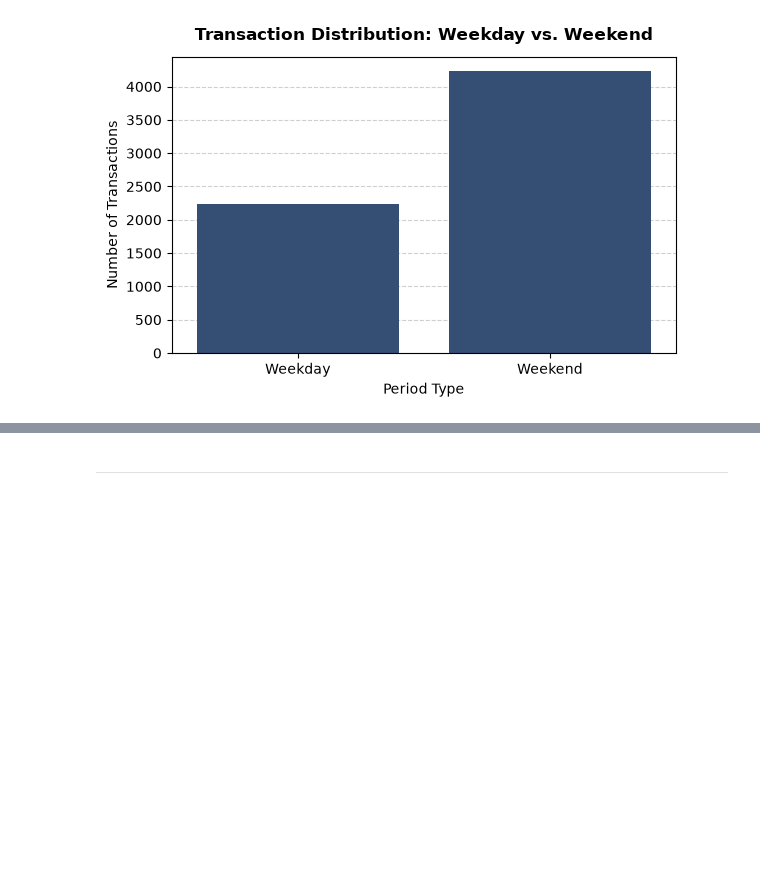
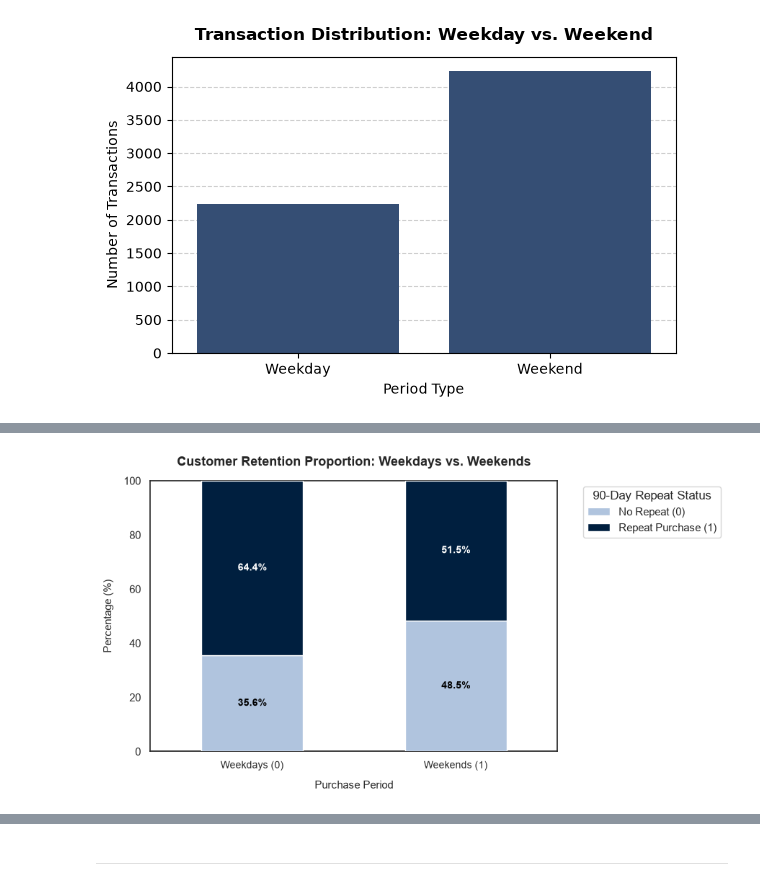
Before and after one commit to Diogosousa03/ML_Grupo18, a Jupyter notebook: notebooks/train/2_DataCleaning.ipynb, the cells around one changed output, grey strips where cells are left out. Drawn from its saved outputs; the diff is of its cells as text; code cells hidden in the pictures; blank space fills up the shorter version.

```diff
--- a/notebooks/train/2_DataCleaning.ipynb
+++ b/notebooks/train/2_DataCleaning.ipynb
@@ -217,0 +234,71 @@ plt.show()
+# %%
+import matplotlib.pyplot as plt
+import pandas as pd
+import seaborn as sns
+
+# Prepare data for stacked bar chart: percentage of repeat purchases by weekend vs. weekday
+ct = (
+    pd.crosstab(
+        df_clean['is_weekend'],
+        df_clean['repeat_purchase_90d'],
+        normalize='index',
+    )
+    * 100
+)
+ct.index = ['Weekdays (0)', 'Weekends (1)']
+ct.columns = ['No Repeat (0)', 'Repeat Purchase (1)']
+
+# Graphic configuration: set the chart with visible grid lines behind the bars
+fig, ax = plt.subplots(figsize=(9, 5))
+sns.set_theme(style='white')
+
+ax.set_axisbelow(True)
+ax.yaxis.grid(True, color='#b0b0b0', linestyle='-', linewidth=0.8, zorder=0)
+
+ax = ct.plot(
+    kind='bar',
+    stacked=True,
+    ax=ax,
+    color=['#b0c4de', '#001f3f'],
+    width=0.5,
+    zorder=3,
+)
+
+
+plt.title(
+    'Customer Retention Proportion: Weekdays vs. Weekends',
+    fontsize=13,
+    fontweight='bold',
+    pad=15,
+)
+plt.xlabel('Purchase Period', fontsize=11, labelpad=10)
+plt.ylabel('Percentage (%)', fontsize=11, labelpad=10)
+plt.xticks(rotation=0, fontsize=10)
+plt.legend(
+    title='90-Day Repeat Status',
+    bbox_to_anchor=(1.05, 1),
+    loc='upper left',
+)
+plt.ylim(0, 100)
+
+# Add values on the bars
+for n, c in enumerate(ct.columns):
+  for i, val in enumerate(ct[c]):
+    cumulative = ct.iloc[i, :n].sum() + val / 2
+    if val > 5:
+      ax.text(
+          i,
+          cumulative,
+          f'{val:.1f}%',
+          ha='center',
+          va='center',
+          color='white' if n == 1 else 'black',
+          fontweight='bold',
+          fontsize=10,
+          zorder=4,
+      )
+
+plt.tight_layout()
+plt.show()
+# %% [output]
+[figure, added]
```
Also changed, not shown: parts of 25 cells of this notebook, 3 other files.
